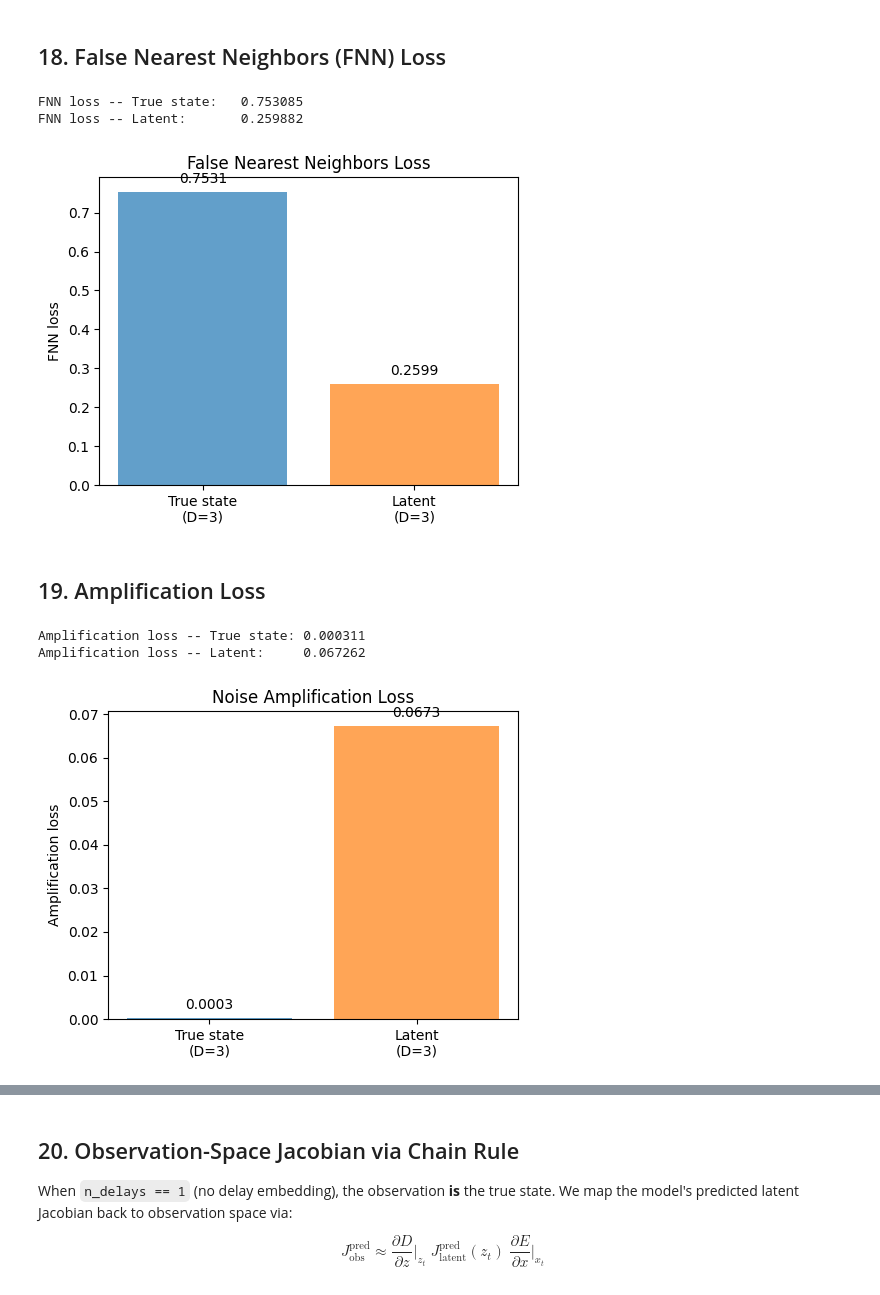
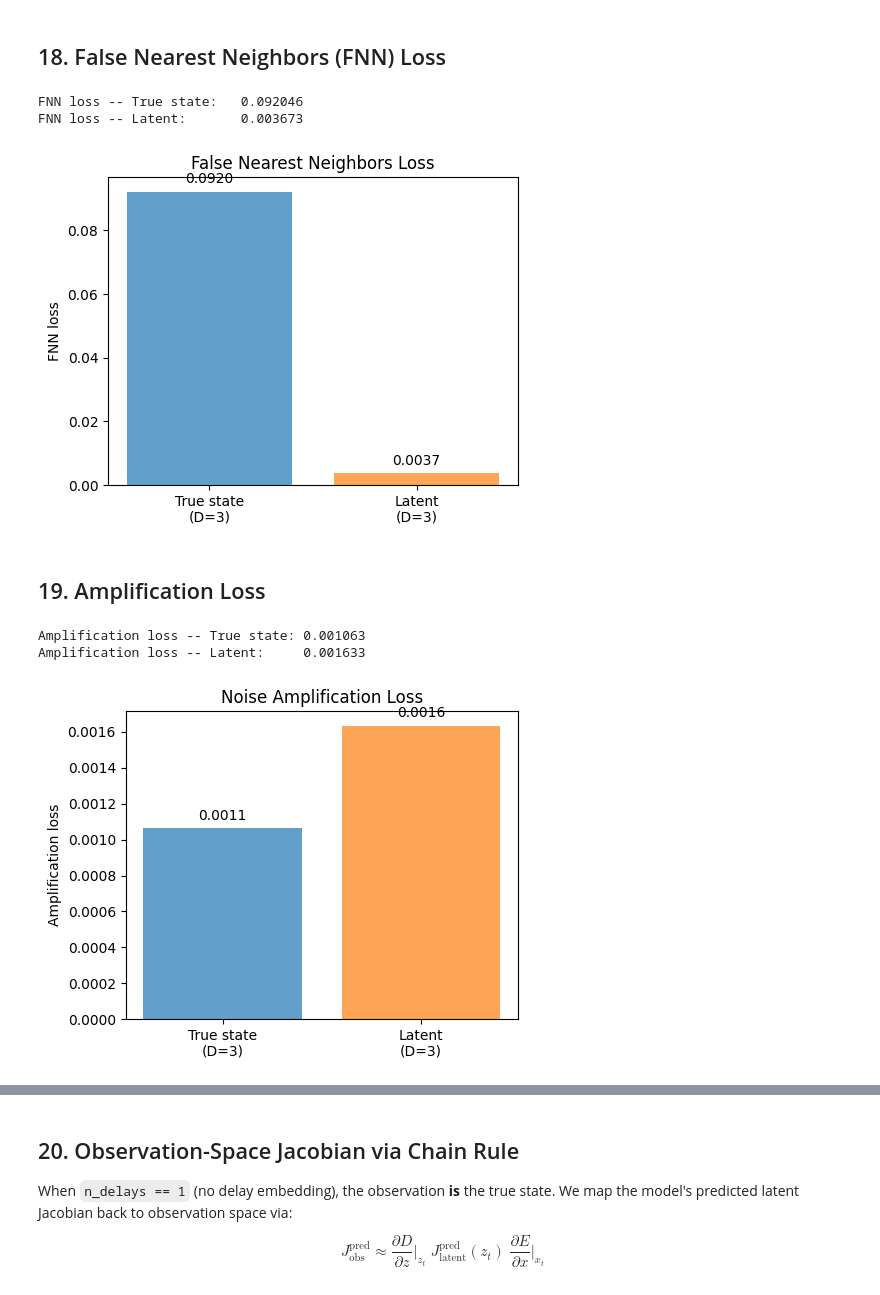
Before and after one commit to adamjeisen/JacobianODE, a Jupyter notebook: _jupyter/Sweep Analytics (Latent JacobianODE).ipynb, the cells around one changed output, grey strips where cells are left out. Drawn from its saved outputs; the diff is of its cells as text; code cells hidden in the pictures.

```diff
--- a/_jupyter/Sweep Analytics (Latent JacobianODE).ipynb
+++ b/_jupyter/Sweep Analytics (Latent JacobianODE).ipynb
@@ -62,8 +62,8 @@ WANDB_ENTITY  = "JacobianODE"
 # WANDB_GROUP   = "sweep_from_scratch_lc_only_enc_warmup_5"
 # WANDB_GROUP   = "sweep_from_scratch_lc_only_fnn1e-5_enc_warmup_5"
 
-WANDB_PROJECT = "Lorenz_IND0_N25_D1_NormTrue_L3__JacobianODE"
-WANDB_GROUP   = "sweep_from_scratch_lc_only_fnn0_enc_warmup_5"
+# WANDB_PROJECT = "Lorenz_IND0_N25_D1_NormTrue_L3__JacobianODE"
+# WANDB_GROUP   = "sweep_from_scratch_lc_only_fnn0_enc_warmup_5"
 
 # WANDB_PROJECT   = "WMTask_INDall_N1_D1_NormTrue_L7__JacobianODE"
 # WANDB_GROUP     = "sweep_from_scratch_lc_only_fnn0_enc_warmup_5"
@@ -74,8 +74,8 @@ WANDB_GROUP   = "sweep_from_scratch_lc_only_fnn0_enc_warmup_5"
 # WANDB_PROJECT   = "Lorenz_IND0_N4_D11_NormTrue_L3__JacobianODE"
 # WANDB_GROUP     = "sweep_from_scratch_lc_only_fnn0_enc_warmup_5"
 
-# WANDB_PROJECT   = "Lorenz_IND0_N25_D1_NormTrue_L3__JacobianODE"
-# WANDB_GROUP     = "sweep_from_scratch_lc_only_fnn0_enc_warmup_5_recent_True"
+WANDB_PROJECT   = "Lorenz_IND0_N25_D1_NormTrue_L3__JacobianODE"
+WANDB_GROUP     = "sweep_from_scratch_lc_only_fnn0_enc_warmup_5_recent_True"
 
 # WANDB_PROJECT   = "Lorenz_IND0_N25_D1_NormTrue_L3__JacobianODE"
 # WANDB_GROUP     = "sweep_from_scratch_lc_only_fnn0_enc_warmup_0_recent_True"
@@ -2099,8 +2142,8 @@ X_true_sub = X_true_fnn[torch.from_numpy(idx_true)]
 X_latent_sub = X_latent_fnn[torch.from_numpy(idx_latent)]
 
 with torch.no_grad():
-    fnn_loss_true = loss_false(X_true_sub, k=2, normalize=True).item()
-    fnn_loss_latent = loss_false(X_latent_sub, k=2, normalize=True).item()
+    fnn_loss_true = loss_false(X_true_sub, k=2, normalize=True, use_pca=True, elementwise_regularization=True).item()
+    fnn_loss_latent = loss_false(X_latent_sub, k=2, normalize=True, use_pca=True, elementwise_regularization=True).item()
 
 print(f"FNN loss -- True state:   {fnn_loss_true:.6f}")
 print(f"FNN loss -- Latent:       {fnn_loss_latent:.6f}")
@@ -2116,9 +2159,9 @@ for bar, val in zip(bars, values_fnn):
                 xytext=(0, 4), textcoords='offset points', ha='center', va='bottom')
 plt.tight_layout(); plt.show()
 # %% [output]
-FNN loss -- True state:   0.753085
-FNN loss -- Latent:       0.259882
+FNN loss -- True state:   0.092046
+FNN loss -- Latent:       0.003673
-[figure, old version]
+[figure, new version]
 # %%
 # fnn_losses_true = []
 # fnn_losses_latent = []
@@ -2136,32 +2179,32 @@ FNN loss -- Latent:       0.259882
 ## 19. Amplification Loss
 # %%
 N_TRAJS_AMP = 64
-N_NEIGHBORS = 2
-MAX_T = 5
+N_NEIGHBORS = 10
+MAX_T = 10
 rng_amp = np.random.default_rng(42)
 B_amp = test_trajs_full.shape[0]
 # B_amp = 128
 idx_amp = rng_amp.choice(B_amp, min(N_TRAJS_AMP, B_amp), replace=False)
-X_true_ts = test_trajs_full[torch.from_numpy(idx_amp)].float()
+X_true_ts = test_trajs_full[torch.from_numpy(idx_amp), -latent_traj_full.shape[1]:].float()
 X_latent_ts = latent_traj_full[torch.from_numpy(idx_amp)].float()
 
 with torch.no_grad():
     amp_loss_true = loss_amplification(X_true_ts, X_true_ts, n_neighbors=N_NEIGHBORS, max_T=MAX_T, normalize=True).item()
     amp_loss_latent = loss_amplification(X_latent_ts, X_true_ts, n_neighbors=N_NEIGHBORS, max_T=MAX_T, normalize=True).item()
 
 print(f"Amplification loss -- True state: {amp_loss_true:.6f}")
 print(f"Amplification loss -- Latent:     {amp_loss_latent:.6f}")
 
 labels_amp = [f'True state\n(D={X_true_ts.shape[-1]})', f'Latent\n(D={X_latent_ts.shape[-1]})']
 values_amp = [amp_loss_true, amp_loss_latent]
 fig, ax = plt.subplots(figsize=(5, 4))
 bars = ax.bar(labels_amp, values_amp, color=['C0', 'C1'], alpha=0.7)
 ax.set_ylabel('Amplification loss'); ax.set_title('Noise Amplification Loss')
 for bar, val in zip(bars, values_amp):
     ax.annotate(f'{val:.4f}', xy=(bar.get_x() + bar.get_width()/2, bar.get_height()),
                 xytext=(0, 4), textcoords='offset points', ha='center', va='bottom')
 plt.tight_layout(); plt.show()
 # %% [output]
-Amplification loss -- True state: 0.000311
-Amplification loss -- Latent:     0.067262
+Amplification loss -- True state: 0.001063
+Amplification loss -- Latent:     0.001633
-[figure, old version]
+[figure, new version]
```
Also changed, not shown: parts of 31 cells of this notebook, 5 other files.
